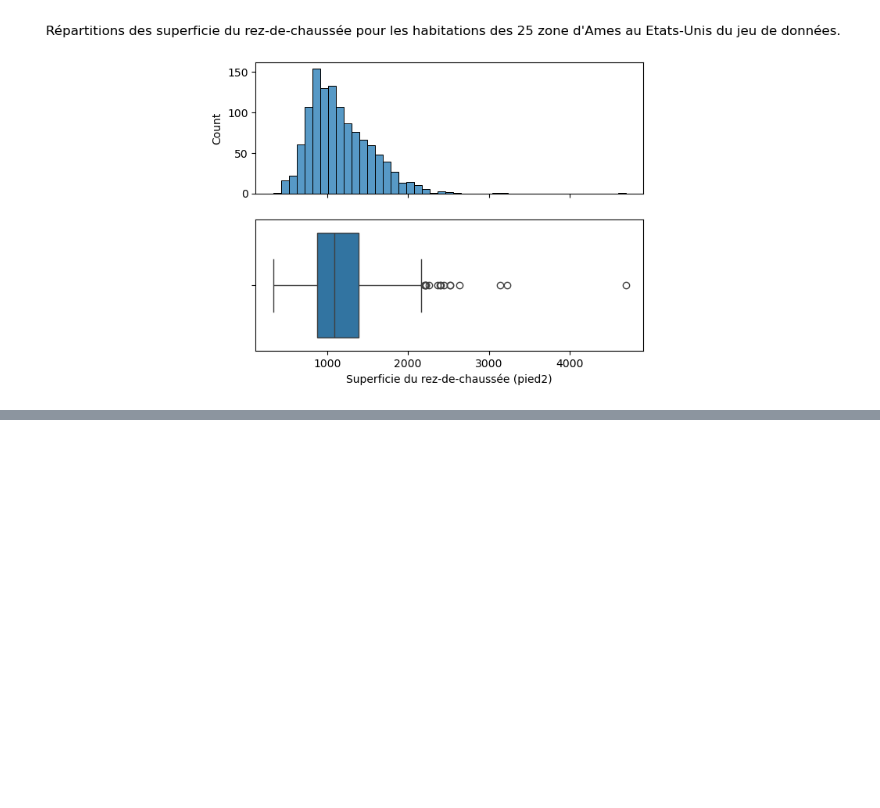
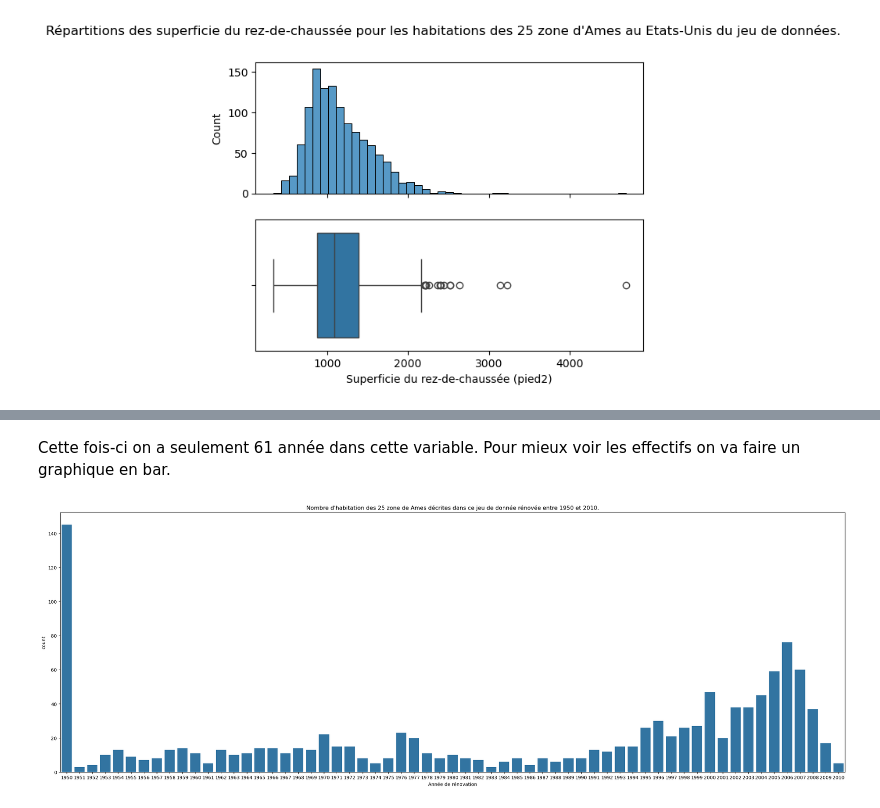
Before and after one commit to fmazur57u/Prediction_prix_immobilier, a Jupyter notebook: projet_prix_immobilier.ipynb, the cells around one changed output, grey strips where cells are left out. Drawn from its saved outputs; the diff is of its cells as text; code cells hidden in the pictures; blank space fills up the shorter version.

```diff
--- a/projet_prix_immobilier.ipynb
+++ b/projet_prix_immobilier.ipynb
@@ -282,0 +335,10 @@ On voit que la superficie du rez-de-chaussée suit une loi normale. La plupart d
+# %% [markdown]
+Cette fois-ci on a seulement 61 année dans cette variable. Pour mieux voir les effectifs on va faire un graphique en bar.
+# %%
+plt.figure(figsize=(30, 10))
+sns.countplot(data=train_set, x="YearRemodAdd")
+plt.title("Nombre d'habitation des 25 zone de Ames décrites dans ce jeu de donnée rénovée entre 1950 et 2010.")
+plt.xlabel("Année de rénovation")
+plt.show()
+# %% [output]
+[figure, added]
```
Also changed, not shown: parts of 19 cells of this notebook.
